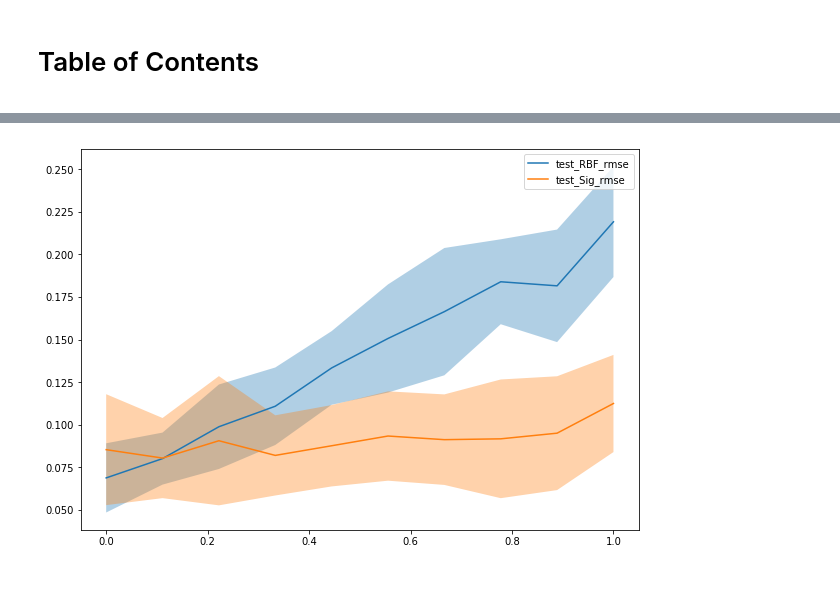
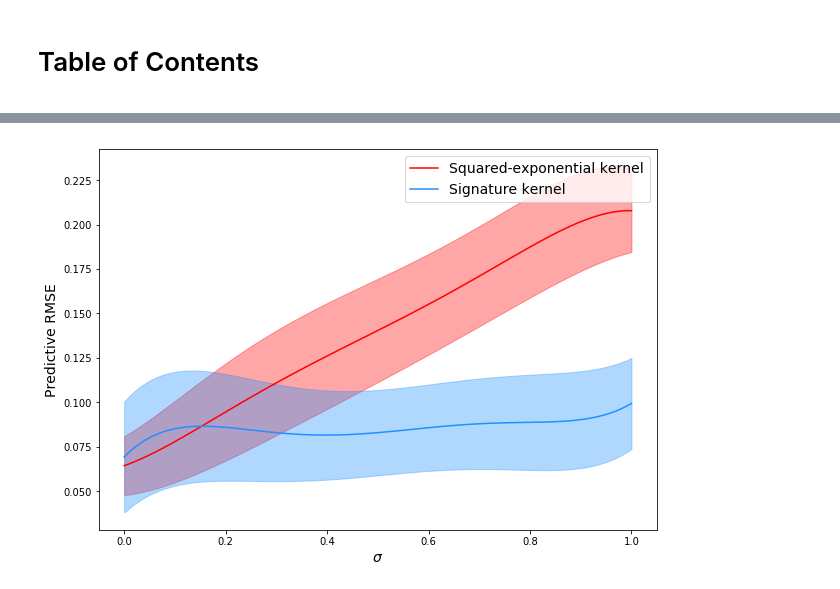
Before and after one commit to maudl3116/Distribution_Regression_Streams, a Jupyter notebook: Results_Experiments.ipynb, the cells around one changed output, grey strips where cells are left out. Saved outputs shown, nothing was run; the diff lists cells and outputs as text; code cells hidden in the pictures.

```diff
--- a/Results_Experiments.ipynb
+++ b/Results_Experiments.ipynb
@@ -20,21 +22,43 @@ std = std.groupby(level=0).std()
 # %%
 fig,ax = plt.subplots(1,figsize=(10,7))
-m = mean.T[['test_RBF_rmse','test_Sig_rmse']]#,'train_RBF_r2','train_Sig_r2']]
-stdv = std.T[['test_RBF_rmse','test_Sig_rmse']]#,'train_RBF_r2','train_Sig_r2']]
-m.plot(ax=ax)
-ax.fill_between(m.index, m.iloc[:,0] - stdv.iloc[:,0], m.iloc[:,0] + stdv.iloc[:,0], alpha=0.35)
-ax.fill_between(m.index, m.iloc[:,1] - stdv.iloc[:,1], m.iloc[:,1] + stdv.iloc[:,1], alpha=0.35)
 
-#m = mean.T[['test_RBF_rmse','test_Sig_rmse']]#,'train_RBF_r2','train_Sig_r2']]
-#stdv = std.T[['test_RBF_rmse','test_Sig_rmse']]#,'train_RBF_r2','train_Sig_r2']]
+
+
+
+#m = mean.T[['test_RBF_rmse','test_Sig_rmse']] #,'train_RBF_r2','train_Sig_r2']]
+#stdv = std.T[['test_RBF_rmse','test_Sig_rmse']] #.ewm(alpha=0.2).mean()#,'train_RBF_r2','train_Sig_r2']]
 #m.plot(ax=ax)
 #ax.fill_between(m.index, m.iloc[:,0] - stdv.iloc[:,0], m.iloc[:,0] + stdv.iloc[:,0], alpha=0.35)
 #ax.fill_between(m.index, m.iloc[:,1] - stdv.iloc[:,1], m.iloc[:,1] + stdv.iloc[:,1], alpha=0.35)
 
 
+k = 5
+f1 = UnivariateSpline(m.index, m.iloc[:,0],k=k,s=0.003)
+f2 = UnivariateSpline(m.index, m.iloc[:,1],k=k,s=0.003)#,kind=method)
+f1_s = UnivariateSpline(m.index, stdv.iloc[:,0],k=k,s=0.003)#,kind=method)
+f2_s = UnivariateSpline(m.index, stdv.iloc[:,1],k=k,s=0.003)#,kind=method)
+
+#method = 'cubic'
+#f1 = interp1d(m.index, m.iloc[:,0],kind=method)
+#f2 = interp1d(m.index, m.iloc[:,1],kind=method)
+#f1_s = interp1d(m.index, stdv.iloc[:,0],kind=method)
+#f2_s = interp1d(m.index, stdv.iloc[:,1],kind=method)
+
+#m.plot(ax=ax)
+col1 = 'red'
+col2='dodgerblue'
+param = np.linspace(0,1,100)
+ax.plot(param,f1(param),color=col1,label='Squared-exponential kernel')
+ax.plot(param,f2(param),color=col2,label='Signature kernel')
+ax.fill_between(param, f1(param) - f1_s(param) , f1(param) +  f1_s(param), alpha=0.35,color=col1)
+ax.fill_between(param, f2(param) -  f2_s(param), f2(param) +  f2_s(param), alpha=0.35,color=col2)
+ax.set_xlabel(r'$\sigma$',fontsize=14)
+ax.set_ylabel(r'Predictive RMSE',fontsize=14)
+plt.legend(fontsize=14)
+plt.savefig('comparison_ellipsis.pdf')
 plt.show()
 # %% [output]
-[figure, old version]
+[figure, new version]
 # %%
 fig,ax = plt.subplots(1,figsize=(10,7))
 m = mean.T[['test_RBF_rmse','test_Sig_rmse']]#,'train_RBF_r2','train_Sig_r2']]
```
Also changed, not shown: parts of 2 cells of this notebook, 4 other files.
